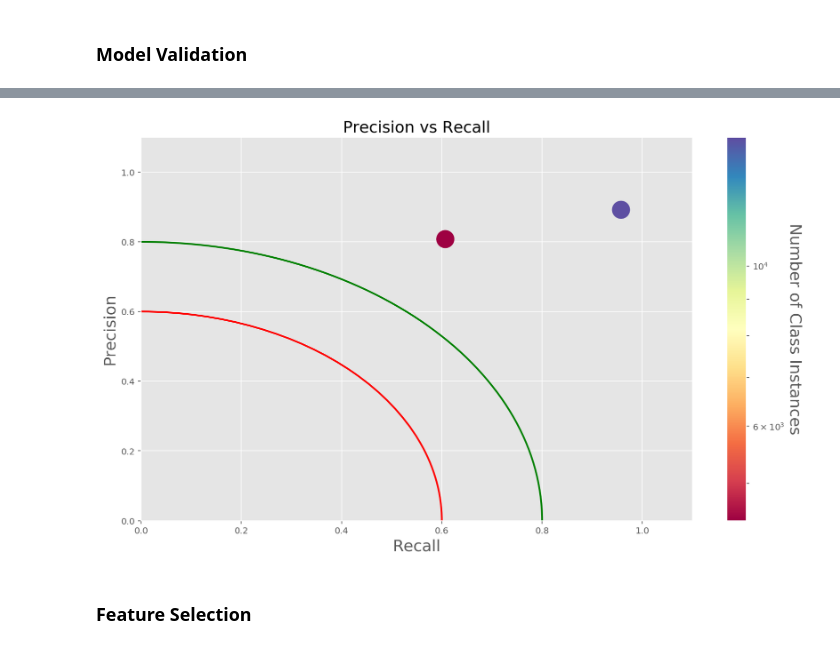
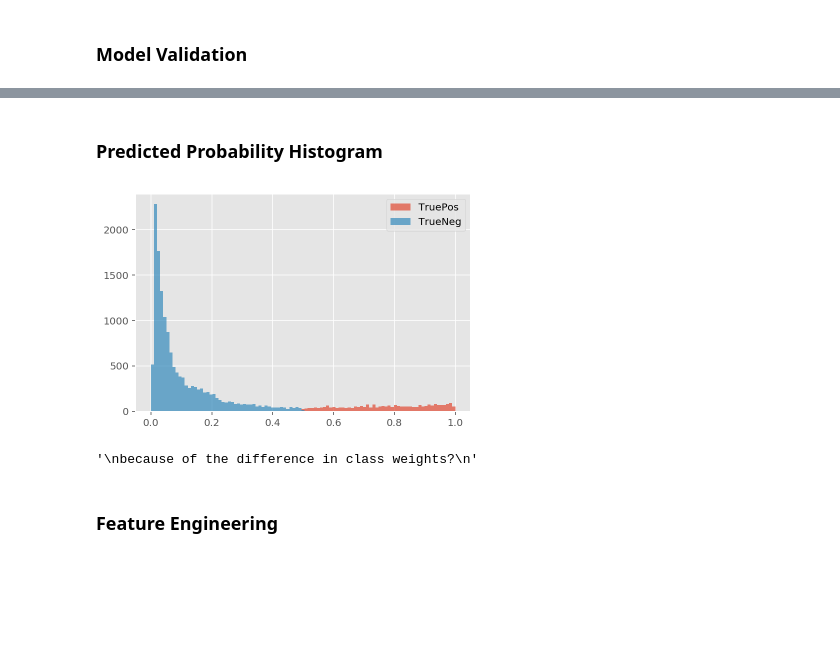
Before and after one commit to rnjeri/salesconversions, a Jupyter notebook: leadconversions/lead_optimization.ipynb, the cells around one changed output, grey strips where cells are left out. Drawn from its saved outputs; the diff is of its cells as text; code cells hidden in the pictures; blank space fills up the shorter version.

```diff
--- a/leadconversions/lead_optimization.ipynb
+++ b/leadconversions/lead_optimization.ipynb
@@ -472,9 +435,38 @@ def plot_rpc(truth,predicted,labels={},save_name=''):
-# %%
-plot_rpc(y_test, predicted_y)
-# %% [output]
-[figure, removed]
+# %% [markdown]
+### Predicted Probability Histogram
+# %%
+import numpy as np
+def compile_true_positive_indices(true, predict):
+    mask = true == predict
+    mask1 = true == 1
+    return np.logical_and(mask, mask1 )
+#compile_true_positive_indices(y_test, predicted_y)[xgb_model.predict_proba(X_test)[:,1]]
+
+def compile_true_negative_indices(true, predict):
+    mask = true == predict
+    mask1 = true == 0
+    return np.logical_and(mask, mask1 )
+#compile_true_negative_indices(y_test, predicted_y)[xgb_model.predict_proba(X_test)[:,1]]
+# %%
+true_pos_probas = xgb_model.predict_proba(X_test)[:,1][compile_true_positive_indices(y_test, predicted_y)]
+true_neg_probas = xgb_model.predict_proba(X_test)[:,1][compile_true_negative_indices(y_test, predicted_y)]
+# %%
+tp = pd.DataFrame(true_pos_probas)
+tn = pd.DataFrame(true_neg_probas)
+# %%
+bins = np.linspace(0,1,100)
+plt.hist(tp, bins, alpha=0.7, label='TruePos')
+plt.hist(tn, bins, alpha=0.7, label='TrueNeg')
+plt.legend(loc='upper right')
+plt.show()
+'''
+because of the difference in class weights?
+'''
+# %% [output]
+[figure, added]
+'\nbecause of the difference in class weights?\n'
 # %% [markdown]
-### Feature Selection
+### Feature Engineering
 # %%
 from sklearn.feature_selection import SelectFromModel
 from sklearn.metrics import accuracy_score
```
Also changed, not shown: parts of 16 cells of this notebook.
